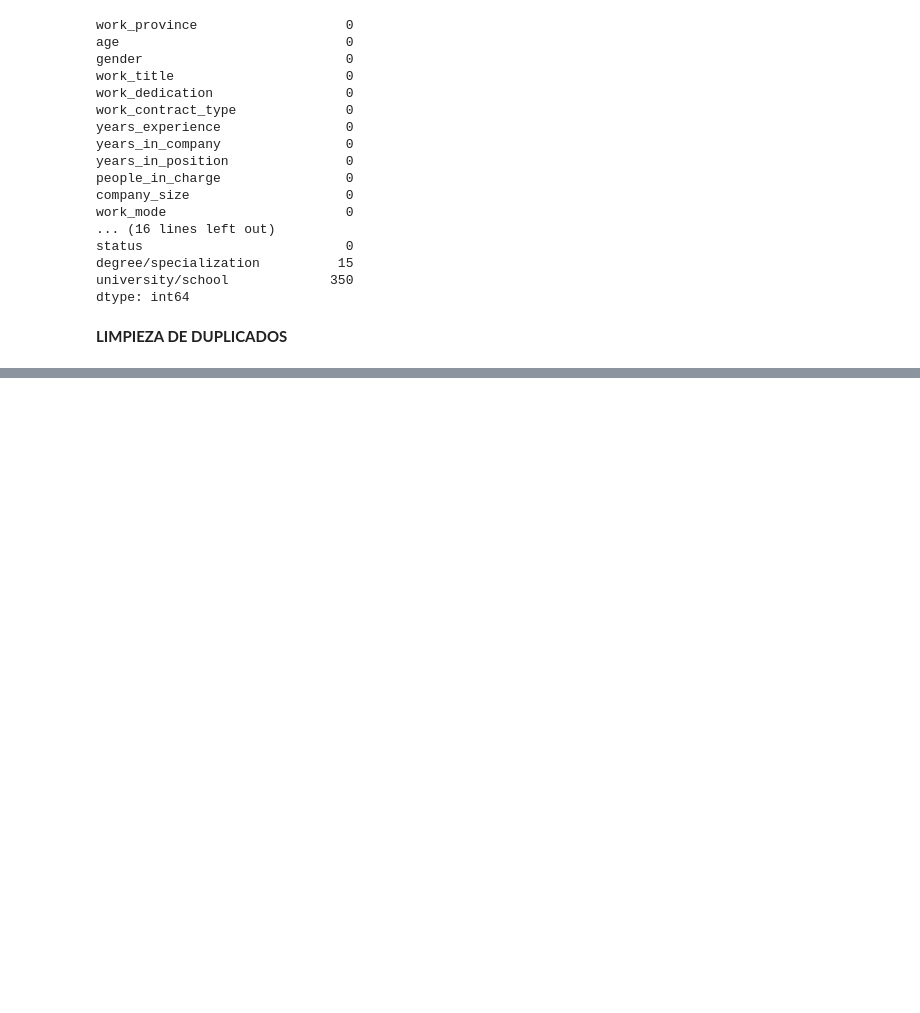
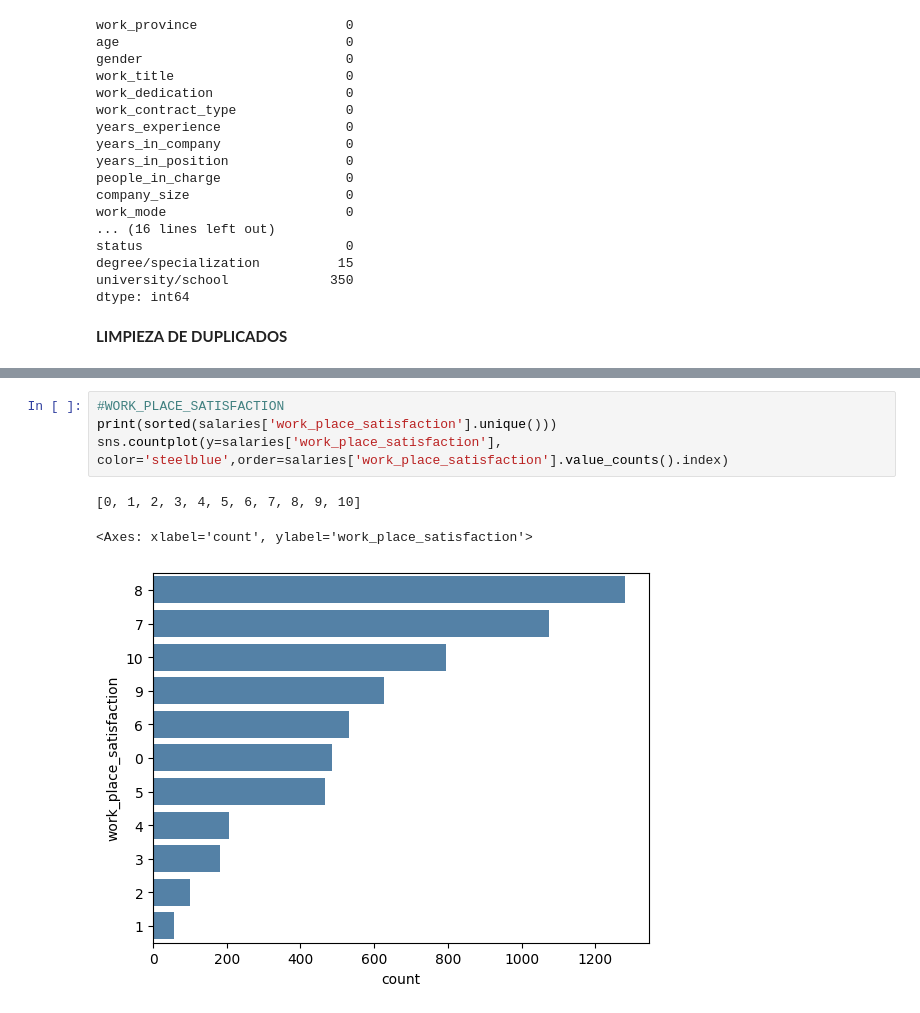
Before and after one commit to simonzanetti/2023.2-SysArmy-IT-Salaries-Survey, a Jupyter notebook: 2023_2_SysArmy_Survey.ipynb, the cells around one changed output, grey strips where cells are left out. Cells and saved outputs as stored; diff of their text form; blank space fills up the shorter version.

```diff
--- a/2023_2_SysArmy_Survey.ipynb
+++ b/2023_2_SysArmy_Survey.ipynb
@@ -112,0 +206,8 @@ dtype: int64
+# %%
+#WORK_PLACE_SATISFACTION
+print(sorted(salaries['work_place_satisfaction'].unique()))
+sns.countplot(y=salaries['work_place_satisfaction'], color='steelblue',order=salaries['work_place_satisfaction'].value_counts().index)
+# %% [output]
+[0, 1, 2, 3, 4, 5, 6, 7, 8, 9, 10]
+<Axes: xlabel='count', ylabel='work_place_satisfaction'>
+[figure, added]
```
Also changed, not shown: parts of 11 cells of this notebook.
